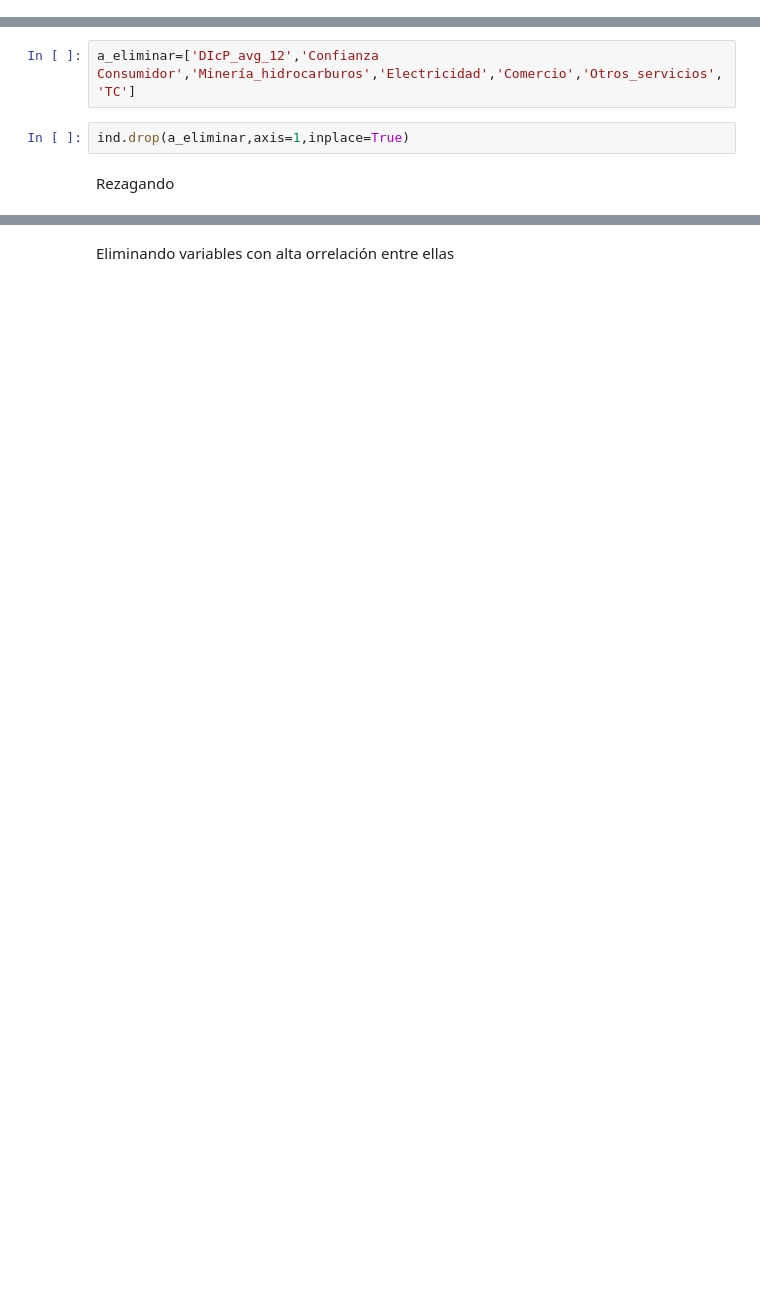
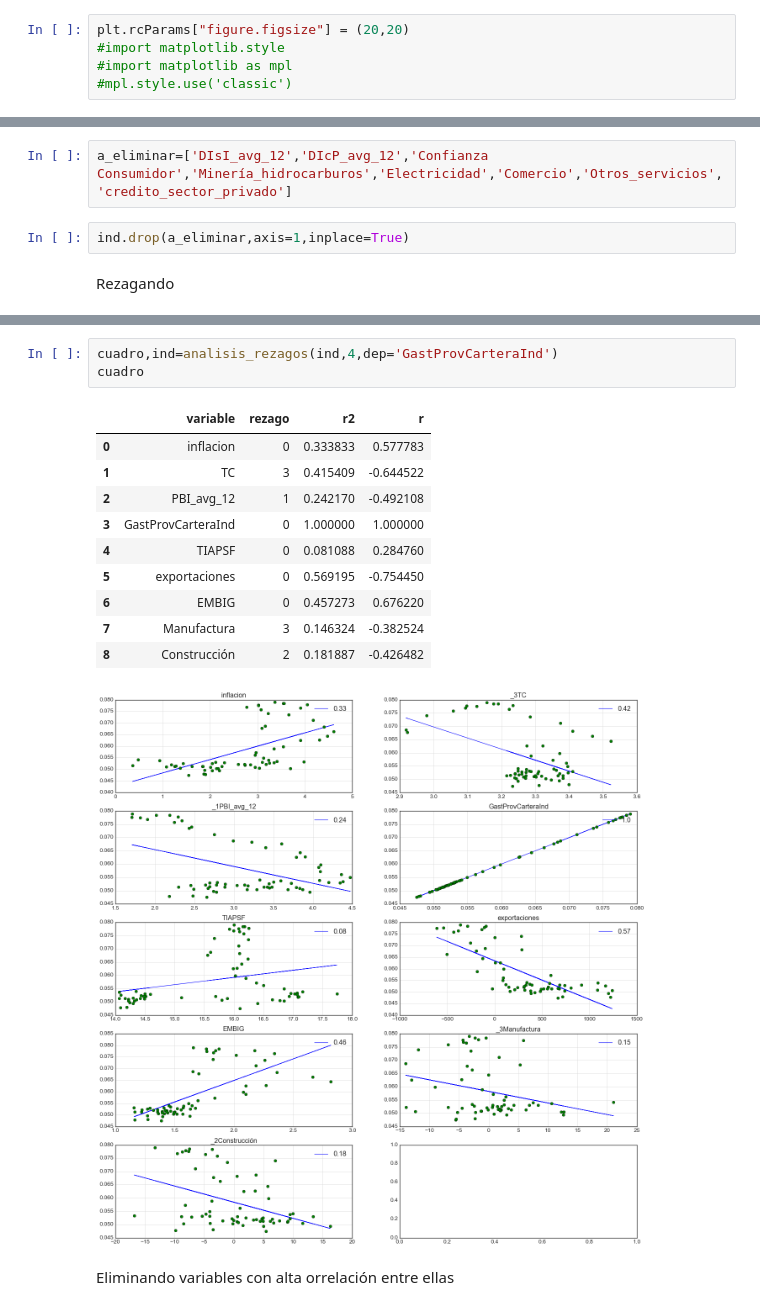
Before and after one commit to NigthDragon5000/Credit-Risk-Modeling, a Jupyter notebook: Series de Tiempo - modelo PBI.ipynb, the cells around one changed output, grey strips where cells are left out. Cells and saved outputs as stored; diff of their text form; blank space fills up the shorter version.

Commit message:
Modelo con los mejores rezagos de la independiente

```diff
--- a/Series de Tiempo - modelo PBI.ipynb
+++ b/Series de Tiempo - modelo PBI.ipynb
@@ -1,2 +37,7 @@
+# %%
+plt.rcParams["figure.figsize"] = (20,20)
+#import matplotlib.style
+#import matplotlib as mpl
+#mpl.style.use('classic')
 # %% [markdown]
 # <<<< Gasto de Provisiones Individual >>>>
@@ -71,7 +105,7 @@ ind.drop(a_eliminar,axis=1,inplace=True)
 # %% [markdown]
 Eliminando por variables inversas
 # %%
-a_eliminar=['DIcP_avg_12','Confianza Consumidor','Minería_hidrocarburos','Electricidad','Comercio','Otros_servicios','TC']
+a_eliminar=['DIsI_avg_12','DIcP_avg_12','Confianza Consumidor','Minería_hidrocarburos','Electricidad','Comercio','Otros_servicios','credito_sector_privado']
 # %%
 ind.drop(a_eliminar,axis=1,inplace=True)
 # %% [markdown]
@@ -125,2 +202,17 @@ dat[dat['p']>0.05]
+# %%
+cuadro,ind=analisis_rezagos(ind,4,dep='GastProvCarteraInd')
+cuadro
+# %% [output]
+|  | variable | rezago | r2 | r |
+| 0 | inflacion | 0 | 0.333833 | 0.577783 |
+| 1 | TC | 3 | 0.415409 | -0.644522 |
+| 2 | PBI_avg_12 | 1 | 0.242170 | -0.492108 |
+| 3 | GastProvCarteraInd | 0 | 1.000000 | 1.000000 |
+| 4 | TIAPSF | 0 | 0.081088 | 0.284760 |
+| 5 | exportaciones | 0 | 0.569195 | -0.754450 |
+| 6 | EMBIG | 0 | 0.457273 | 0.676220 |
+| 7 | Manufactura | 3 | 0.146324 | -0.382524 |
+| 8 | Construcción | 2 | 0.181887 | -0.426482 |
+[figure, added]
 # %% [markdown]
 Eliminando variables con alta orrelación entre ellas
```
Also changed, not shown: parts of 34 cells of this notebook.
